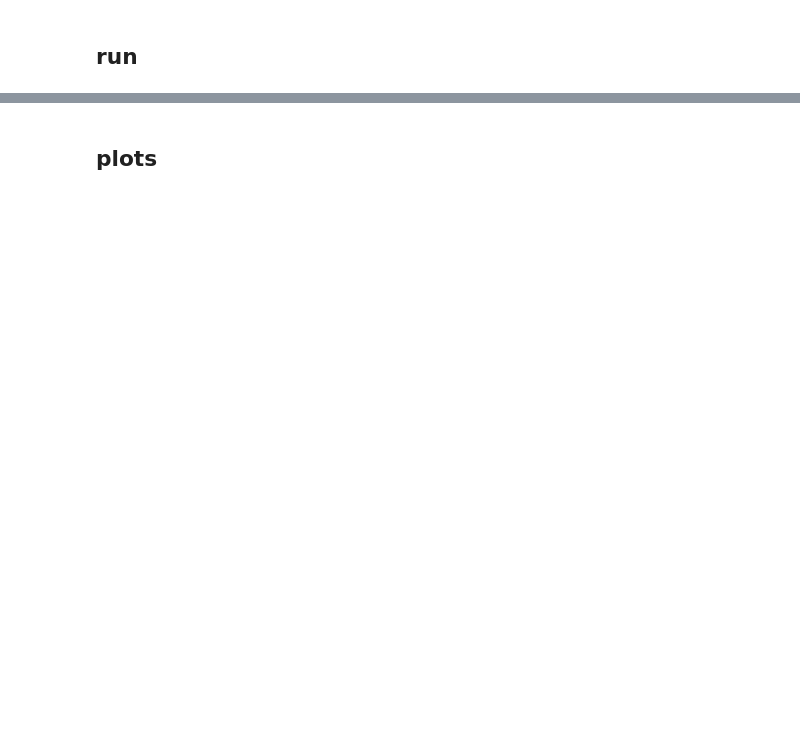
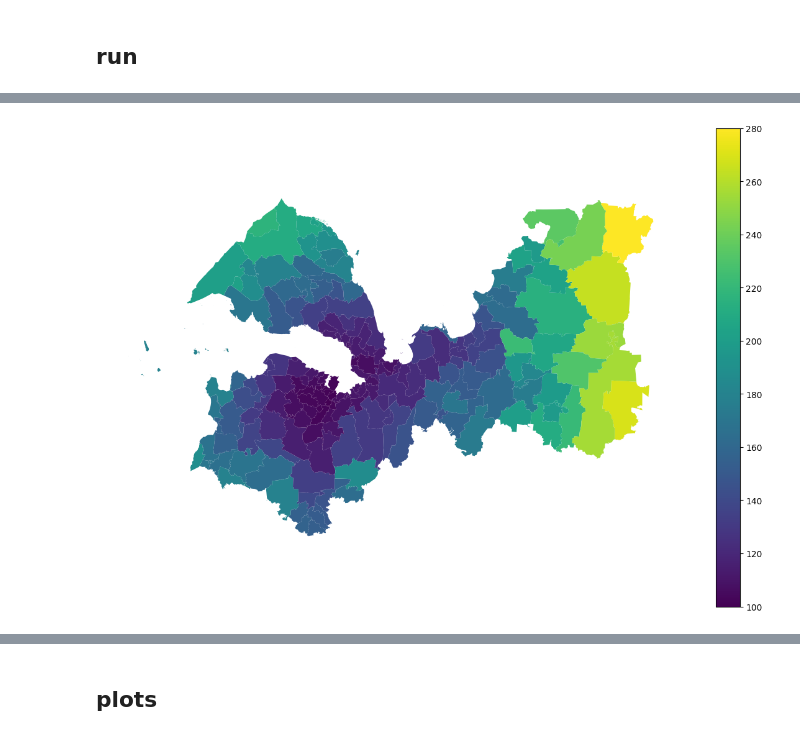
Before and after one commit to alexandermorozzov/transport_frames, a Jupyter notebook: notebooks/adder_example.ipynb, the cells around one changed output, grey strips where cells are left out. Cells and saved outputs as stored; diff of their text form; code cells hidden in the pictures; blank space fills up the shorter version.

```diff
--- a/notebooks/adder_example.ipynb
+++ b/notebooks/adder_example.ipynb
@@ -82,0 +101,2 @@ graf = add_roads(citygraph,nu,n,e,32636,node_buffer = 300,road_buffer = 5000)
+# %%
+graf.graph['crs'] = 32636
@@ -82,0 +107,4 @@ graf = add_roads(citygraph,nu,n,e,32636,node_buffer = 300,road_buffer = 5000)
+# %%
+# c КАД2
+adj_drive1 = availability_matrix(graf, settlement_points,settlement_points,local_crs=local_crs)
+# adj_inter1 = availability_matrix(lo, settlement_points, settlement_points, local_crs=local_crs)
@@ -82,0 +117,7 @@ graf = add_roads(citygraph,nu,n,e,32636,node_buffer = 300,road_buffer = 5000)
+# %%
+settlement_points['connectivity_drive_min']=adj_drive1.median(axis=1)
+res = gpd.sjoin(settlement_points, settlement_polygons, how="left", predicate="within")
+grouped_median = res.groupby('index_right').median(numeric_only=True)
+# %%
+gdf = settlement_polygons.copy()
+gdf['connectivity_drive_min'] = grouped_median['connectivity_drive_min']
@@ -82,0 +197,4 @@ graf = add_roads(citygraph,nu,n,e,32636,node_buffer = 300,road_buffer = 5000)
+# %%
+gdf.plot(column='connectivity_drive_min', legend=True, figsize=(15,10),vmin=100, vmax=280).set_axis_off()
+# %% [output]
+[figure, added]
```
Also changed, not shown: parts of 50 cells of this notebook, 2 other files.
